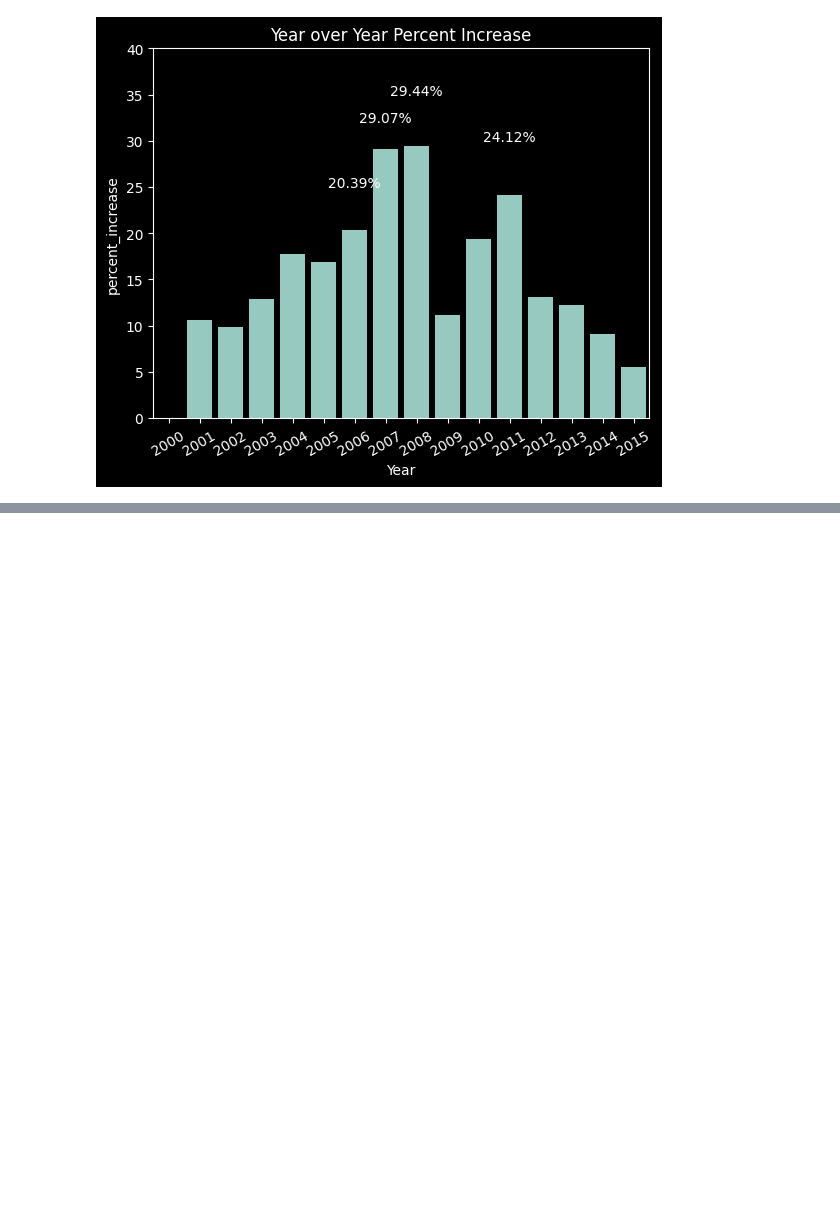
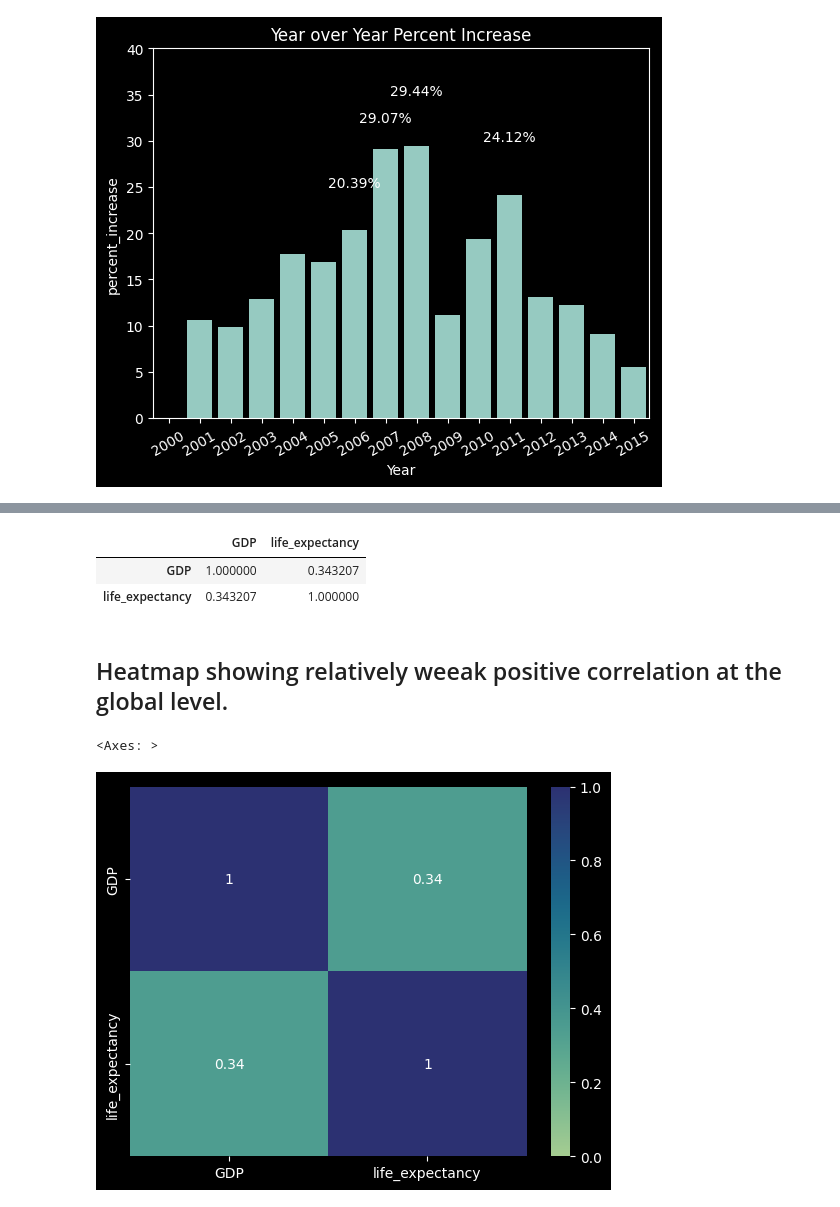
Before and after one commit to AngelChacon22/Life-Expextancy-and-GDP-Portfolio-Project, a Jupyter notebook: life_expectancy_gdp.ipynb, the cells around one changed output, grey strips where cells are left out. Saved outputs shown, nothing was run; the diff lists cells and outputs as text; code cells hidden in the pictures; blank space fills up the shorter version.

```diff
--- a/life_expectancy_gdp.ipynb
+++ b/life_expectancy_gdp.ipynb
@@ -621,0 +652,17 @@ Text(2006, 25, '20.39%')
+# %%
+life_and_gdp = df[['GDP', 'life_expectancy']].copy()
+
+life_and_gdp = life_and_gdp.corr(method='pearson')
+
+life_and_gdp
+# %% [output]
+|  | GDP | life_expectancy |
+| GDP | 1.000000 | 0.343207 |
+| life_expectancy | 0.343207 | 1.000000 |
+# %% [markdown]
+## Heatmap showing relatively weeak positive correlation at the global level.
+# %%
+sns.heatmap(life_and_gdp, vmin= 0.0, vmax= 1.0, annot= True, cmap= 'crest')
+# %% [output]
+<Axes: >
+[figure, added]
```
Also changed, not shown: parts of 26 cells of this notebook.
